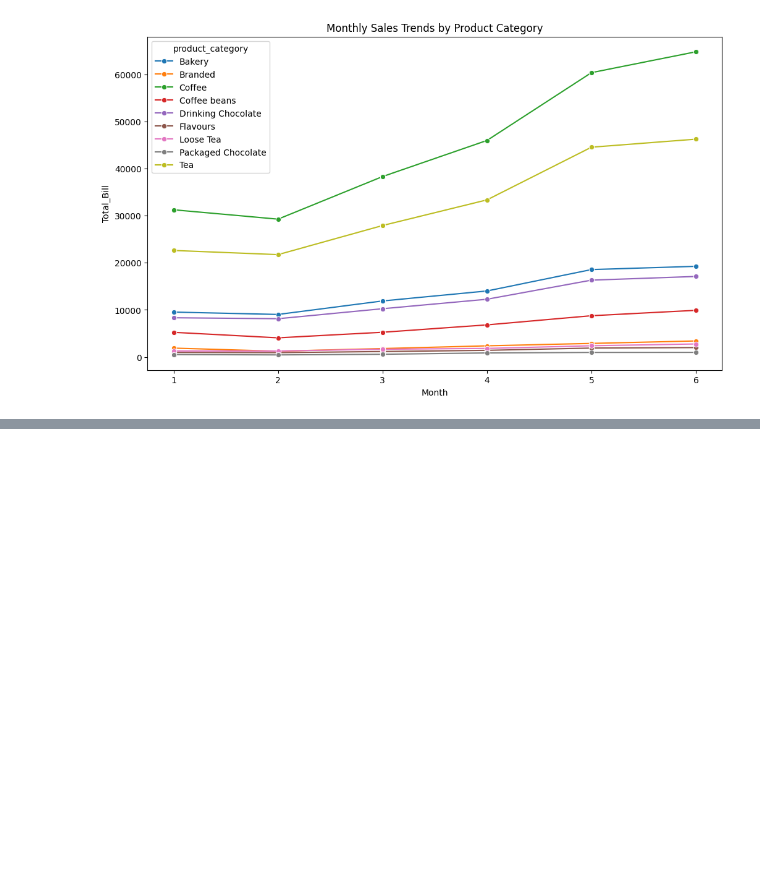
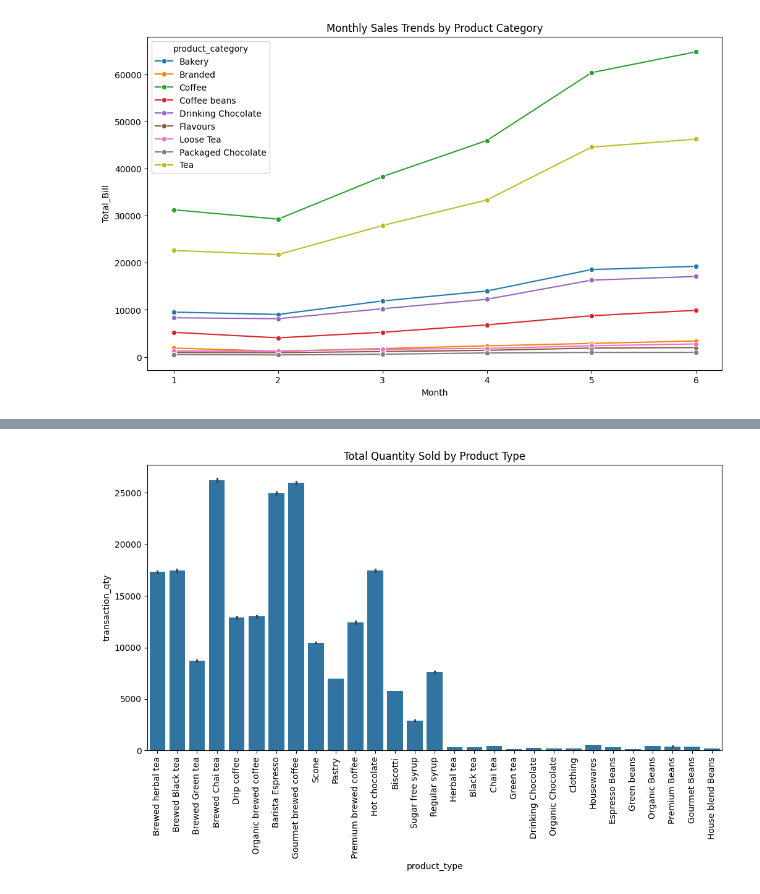
Before and after one commit to Rakesh73971/Coffee_Shop_Sales_Analysis, a Jupyter notebook: main.ipynb, the cells around one changed output, grey strips where cells are left out. Cells and saved outputs as stored; diff of their text form; code cells hidden in the pictures; blank space fills up the shorter version.

```diff
--- a/main.ipynb
+++ b/main.ipynb
@@ -507,0 +558,14 @@ plt.show()
+# %%
+plt.figure(figsize=(12,6))
+
+sns.barplot(
+    data=coffee,
+    x='product_type',
+    y='transaction_qty',
+    estimator=sum
+)
+plt.xticks(rotation=90)
+plt.title('Total Quantity Sold by Product Type')
+plt.show()
+# %% [output]
+[figure, added]
```
Also changed, not shown: parts of 5 cells of this notebook.
